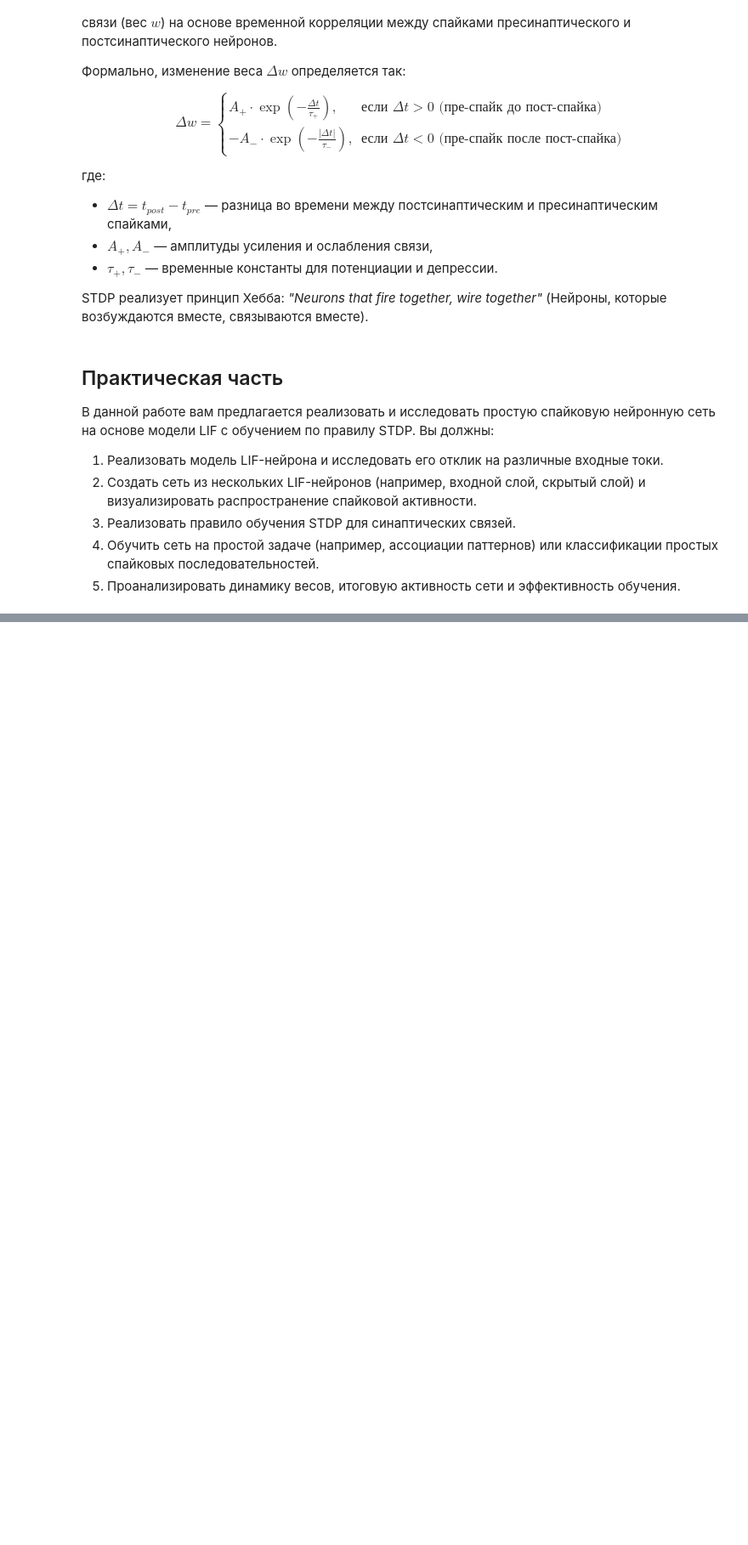
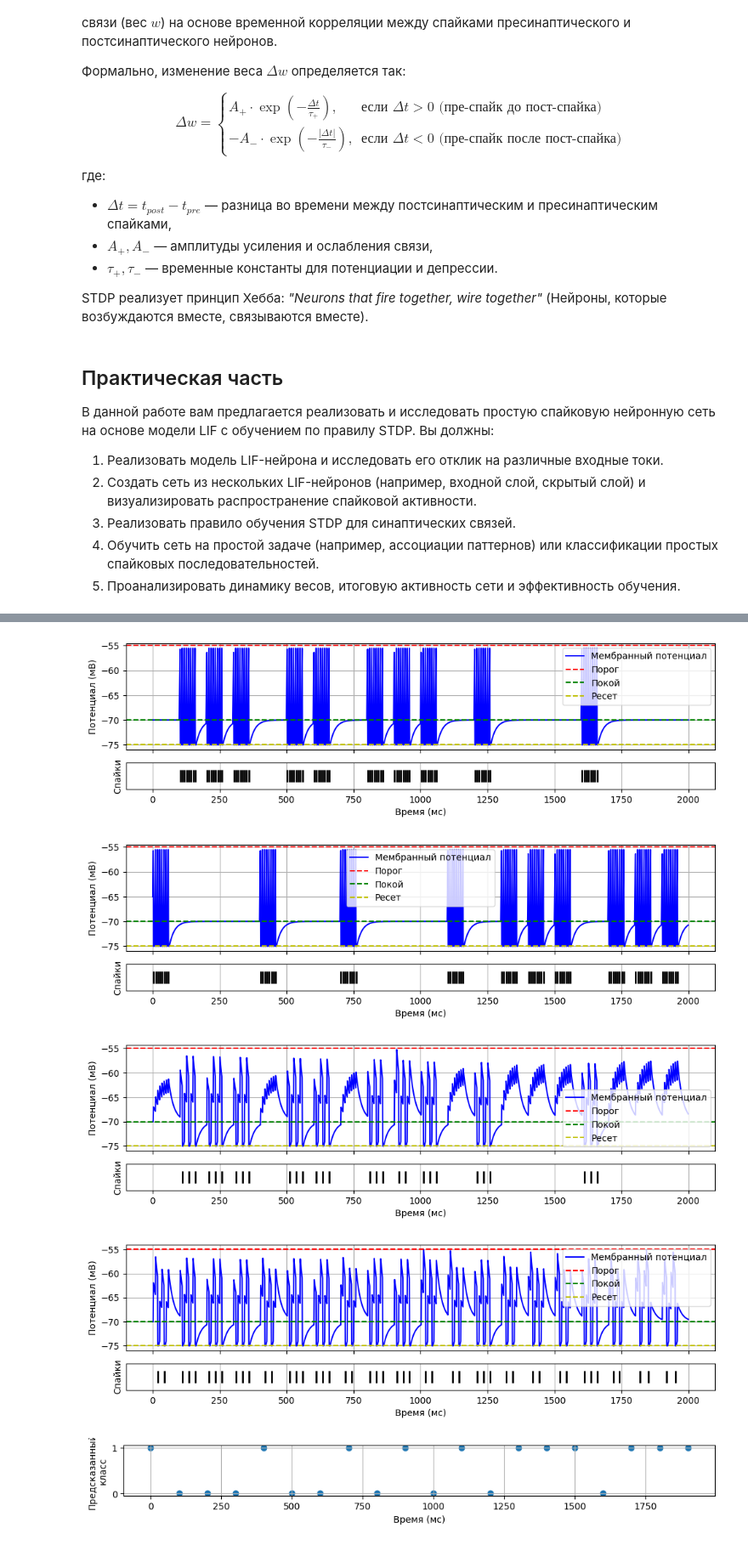
Before and after one commit to TheTangerineOwl/NN_Lab2, a Jupyter notebook: SNN.ipynb, the cells around one changed output, grey strips where cells are left out. Shown at 85% size. Saved outputs shown, nothing was run; the diff lists cells and outputs as text; code cells hidden in the pictures; blank space fills up the shorter version.

```diff
--- a/SNN.ipynb
+++ b/SNN.ipynb
@@ -453,6 +369,5 @@ for j, output in enumerate(model.outputs):
 # %%
-def spike_accuracy(y_true, model: SNNNetwork, n_samples, n_sec, pause):
-    # print(y_true)
+def get_pred(model: SNNNetwork, n_samples, n_sec, pause):
     pred_labels = np.zeros(n_samples, dtype=int)
 
     for sample in range(n_samples):
@@ -469,15 +384,4 @@ def spike_accuracy(y_true, model: SNNNetwork, n_samples, n_sec, pause):
             pred_labels[sample] = np.argmax(spike_counts)
         else:
             pred_labels[sample] = -1
-    # print(pred_labels)
-
-    accuracy = np.mean(pred_labels == true_labels)
-    rev_pred = [1 if pred_labels[i] == 0
-                else
-                0 if pred_labels[i] == 1
-                else -1
-                for i in range(len(pred_labels))]
-    rev_acc = np.mean(rev_pred == true_labels)
-    # print(rev_pred)
-    # print(f"Точность: {max(accuracy, rev_acc):.4f}")
-    return max(accuracy, rev_acc)
+    return pred_labels
@@ -489,14 +537,19 @@ print(f"Точность: {spike_accuracy(true_labels, model, n_samples, n_sec,
 # для нижних (тесты распределений)
 n_inputs = 2
 n_outputs = 2
-A_p = 0.01
+# A_p = 0.01
+# A_m = 0.012
+A_p = 0.2
+# A_m = A_p / 1.1
 A_m = 0.01
 tau_p = 20
 tau_m = 20
 
-n_sec = 100
-pause = 20
-n_samples = 50
+n_sec = 60
+pause = 40
+n_samples = 20
 T = (n_sec + pause) * n_samples
 dt = 1
+
+t_range = np.arange(0, T, dt)
 # %%
@@ -640,0 +587,21 @@ print(f'Рассчитанная точность: {calc_acc:.4f}')
+# %%
+for j, output in enumerate(model.inputs):
+    plot_neuron_activity(t_range, output)
+for j, output in enumerate(model.outputs):
+    plot_neuron_activity(t_range, output)
+
+pred = get_pred(model, n_samples, n_sec, pause)
+xpred = t_range[::n_sec + pause]
+fig, ax = plt.subplots(figsize=(10, 1.5))
+ax.scatter(xpred, pred)
+ax.set_ylabel('Предсказанный\nкласс')
+ax.set_xlabel('Время (мс)')
+ax.grid(True)
+plt.tight_layout()
+plt.show()
+# %% [output]
+[figure, added]
+[figure, added]
+[figure, added]
+[figure, added]
+[figure, added]
```
Also changed, not shown: parts of 29 cells of this notebook.
